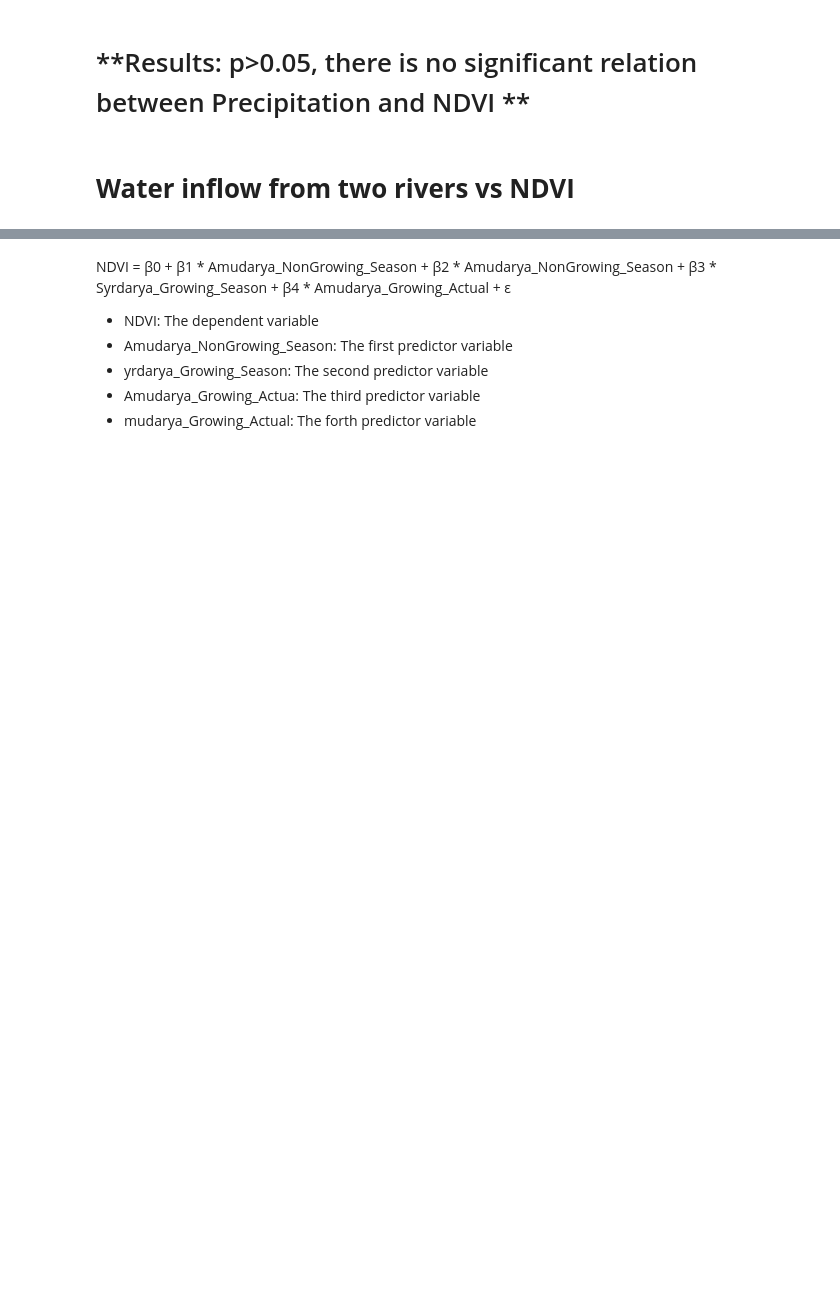
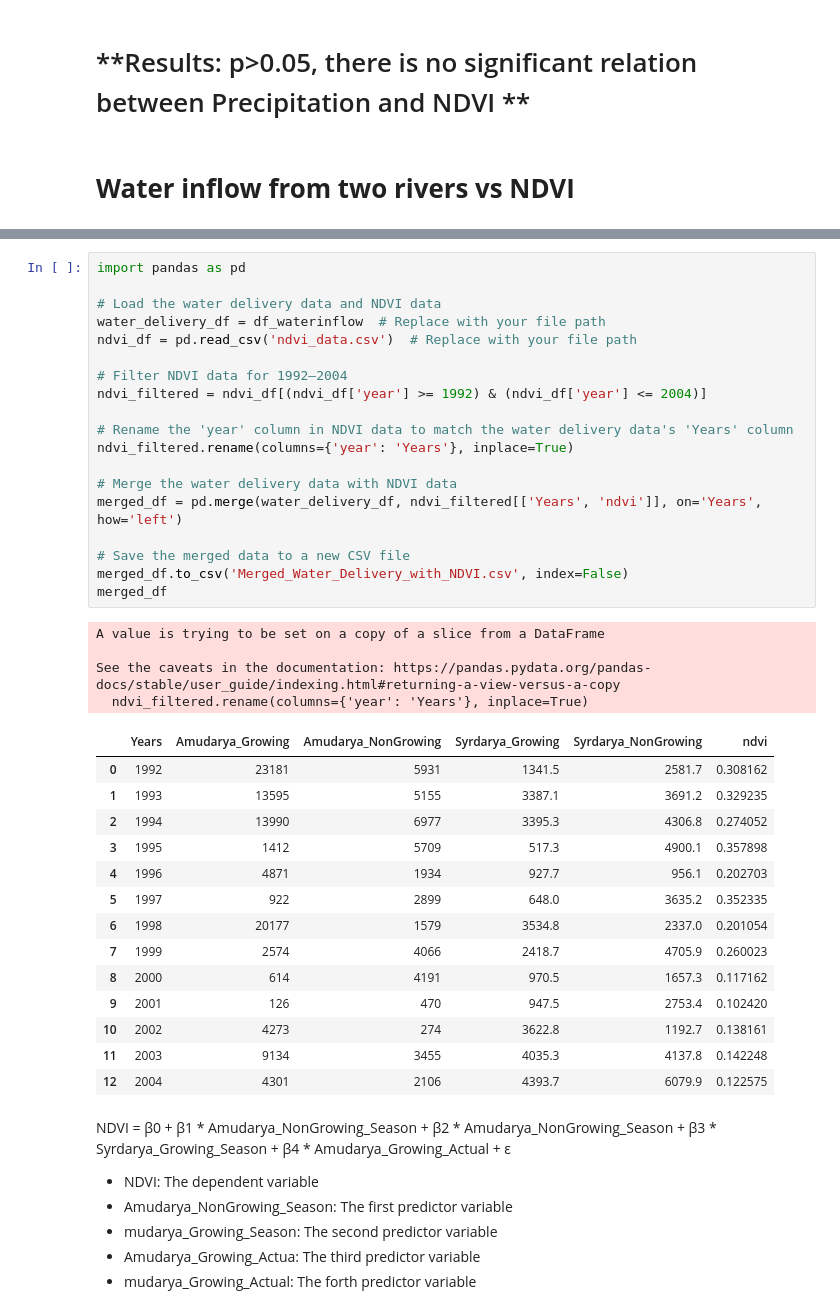
Before and after one commit to Lesiazhou/QM2, a Jupyter notebook: Salinity,_Precipitation,_Water_Inflow_vs_NDVI.ipynb, the cells around one changed output, grey strips where cells are left out. Drawn from its saved outputs; the diff is of its cells as text; blank space fills up the shorter version.

```diff
--- a/Salinity,_Precipitation,_Water_Inflow_vs_NDVI.ipynb
+++ b/Salinity,_Precipitation,_Water_Inflow_vs_NDVI.ipynb
@@ -277,9 +174,47 @@ plt.show()
+# %%
+import pandas as pd
+
+# Load the water delivery data and NDVI data
+water_delivery_df = df_waterinflow  # Replace with your file path
+ndvi_df = pd.read_csv('ndvi_data.csv')  # Replace with your file path
+
+# Filter NDVI data for 1992–2004
+ndvi_filtered = ndvi_df[(ndvi_df['year'] >= 1992) & (ndvi_df['year'] <= 2004)]
+
+# Rename the 'year' column in NDVI data to match the water delivery data's 'Years' column
+ndvi_filtered.rename(columns={'year': 'Years'}, inplace=True)
+
+# Merge the water delivery data with NDVI data
+merged_df = pd.merge(water_delivery_df, ndvi_filtered[['Years', 'ndvi']], on='Years', how='left')
+
+# Save the merged data to a new CSV file
+merged_df.to_csv('Merged_Water_Delivery_with_NDVI.csv', index=False)
+merged_df
+# %% [output]
+A value is trying to be set on a copy of a slice from a DataFrame
+
+See the caveats in the documentation: https://pandas.pydata.org/pandas-docs/stable/user_guide/indexing.html#returning-a-view-versus-a-copy
+  ndvi_filtered.rename(columns={'year': 'Years'}, inplace=True)
+|  | Years | Amudarya_Growing | Amudarya_NonGrowing | Syrdarya_Growing | Syrdarya_NonGrowing | ndvi |
+| 0 | 1992 | 23181 | 5931 | 1341.5 | 2581.7 | 0.308162 |
+| 1 | 1993 | 13595 | 5155 | 3387.1 | 3691.2 | 0.329235 |
+| 2 | 1994 | 13990 | 6977 | 3395.3 | 4306.8 | 0.274052 |
+| 3 | 1995 | 1412 | 5709 | 517.3 | 4900.1 | 0.357898 |
+| 4 | 1996 | 4871 | 1934 | 927.7 | 956.1 | 0.202703 |
+| 5 | 1997 | 922 | 2899 | 648.0 | 3635.2 | 0.352335 |
+| 6 | 1998 | 20177 | 1579 | 3534.8 | 2337.0 | 0.201054 |
+| 7 | 1999 | 2574 | 4066 | 2418.7 | 4705.9 | 0.260023 |
+| 8 | 2000 | 614 | 4191 | 970.5 | 1657.3 | 0.117162 |
+| 9 | 2001 | 126 | 470 | 947.5 | 2753.4 | 0.102420 |
+| 10 | 2002 | 4273 | 274 | 3622.8 | 1192.7 | 0.138161 |
+| 11 | 2003 | 9134 | 3455 | 4035.3 | 4137.8 | 0.142248 |
+| 12 | 2004 | 4301 | 2106 | 4393.7 | 6079.9 | 0.122575 |
 # %% [markdown]
 NDVI = β0 + β1 * Amudarya_NonGrowing_Season + β2 * Amudarya_NonGrowing_Season + β3 * Syrdarya_Growing_Season + β4 * Amudarya_Growing_Actual + ε
 
 *   NDVI: The dependent variable
 *   Amudarya_NonGrowing_Season: The first predictor variable
-*   yrdarya_Growing_Season: The second predictor variable
+*   mudarya_Growing_Season: The second predictor variable
 *   Amudarya_Growing_Actua:  The third predictor variable
 *   mudarya_Growing_Actual: The forth predictor variable
 # %%
```
Also changed, not shown: parts of 16 cells of this notebook.
